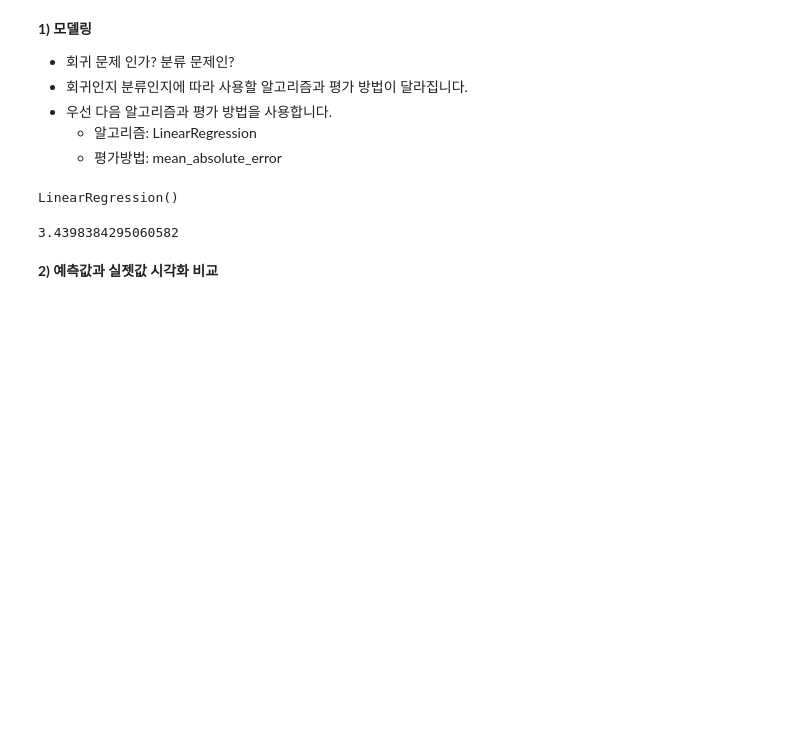
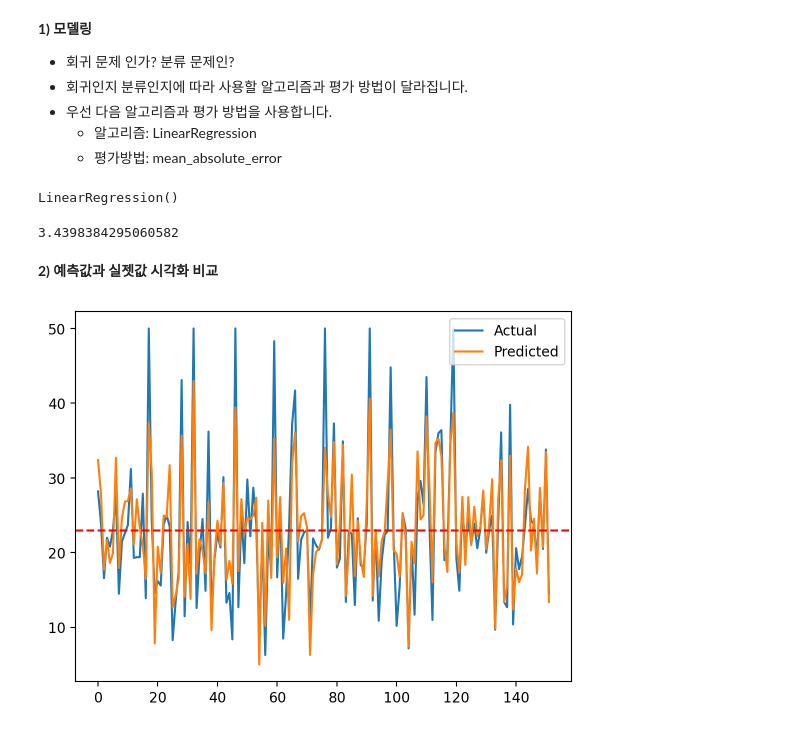
Before and after one commit to dovan2026/maching_learning, a Jupyter notebook: 실습01_ML코드익히기(Boston).ipynb, the cells around one changed output. Drawn from its saved outputs; the diff is of its cells as text; code cells hidden in the pictures; blank space fills up the shorter version.

```diff
--- a/실습01_ML코드익히기(Boston).ipynb
+++ b/실습01_ML코드익히기(Boston).ipynb
@@ -238,0 +237,11 @@ mean_absolute_error(y_test, y_pred)
+# %%
+# 예측값과 실젯값 시각화 비교
+mean_ozone = y_test.mean()
+
+plt.plot(y_test.values, label='Actual')
+plt.plot(y_pred, label='Predicted')
+plt.axhline(mean_ozone, color='r', linestyle='--')
+plt.legend()
+plt.show()
+# %% [output]
+[figure, added]
```
Also changed, not shown: parts of 1 cell of this notebook.
